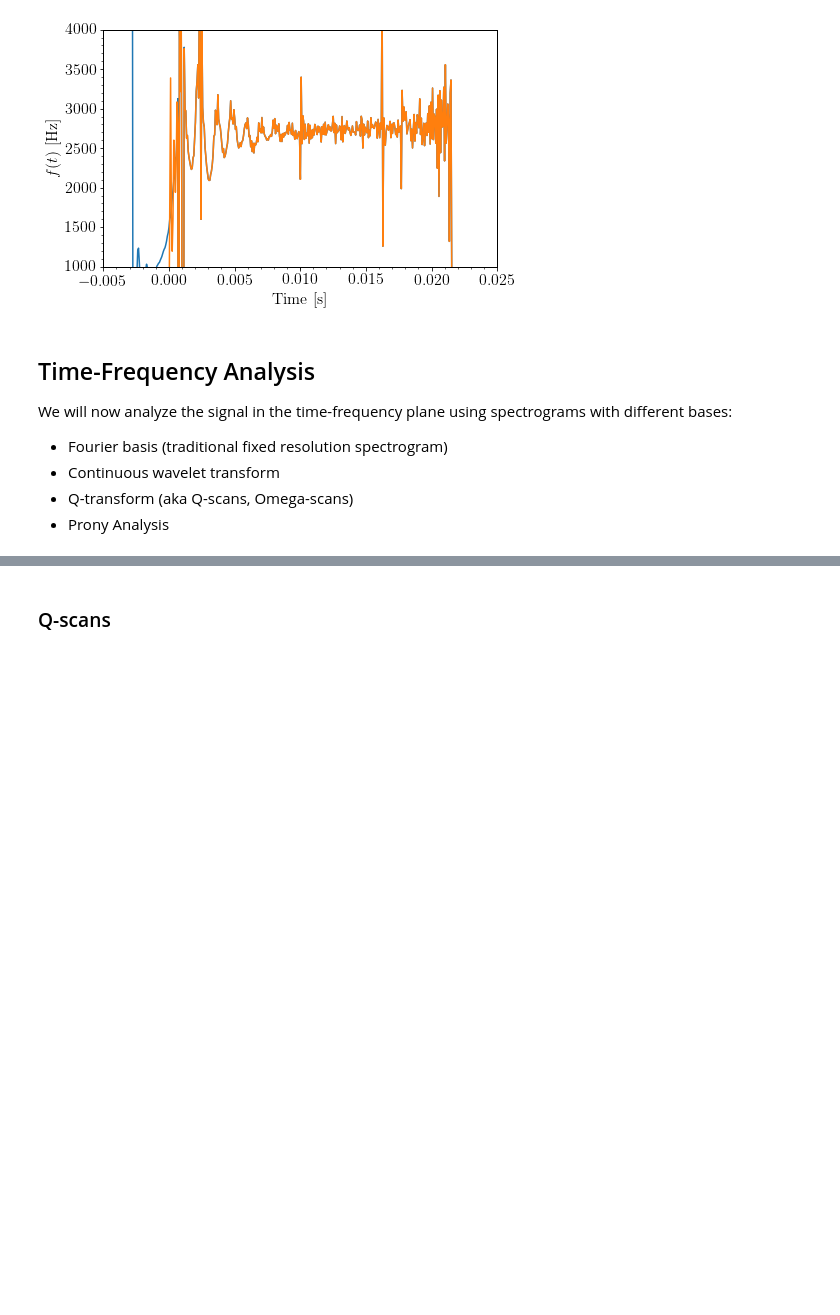
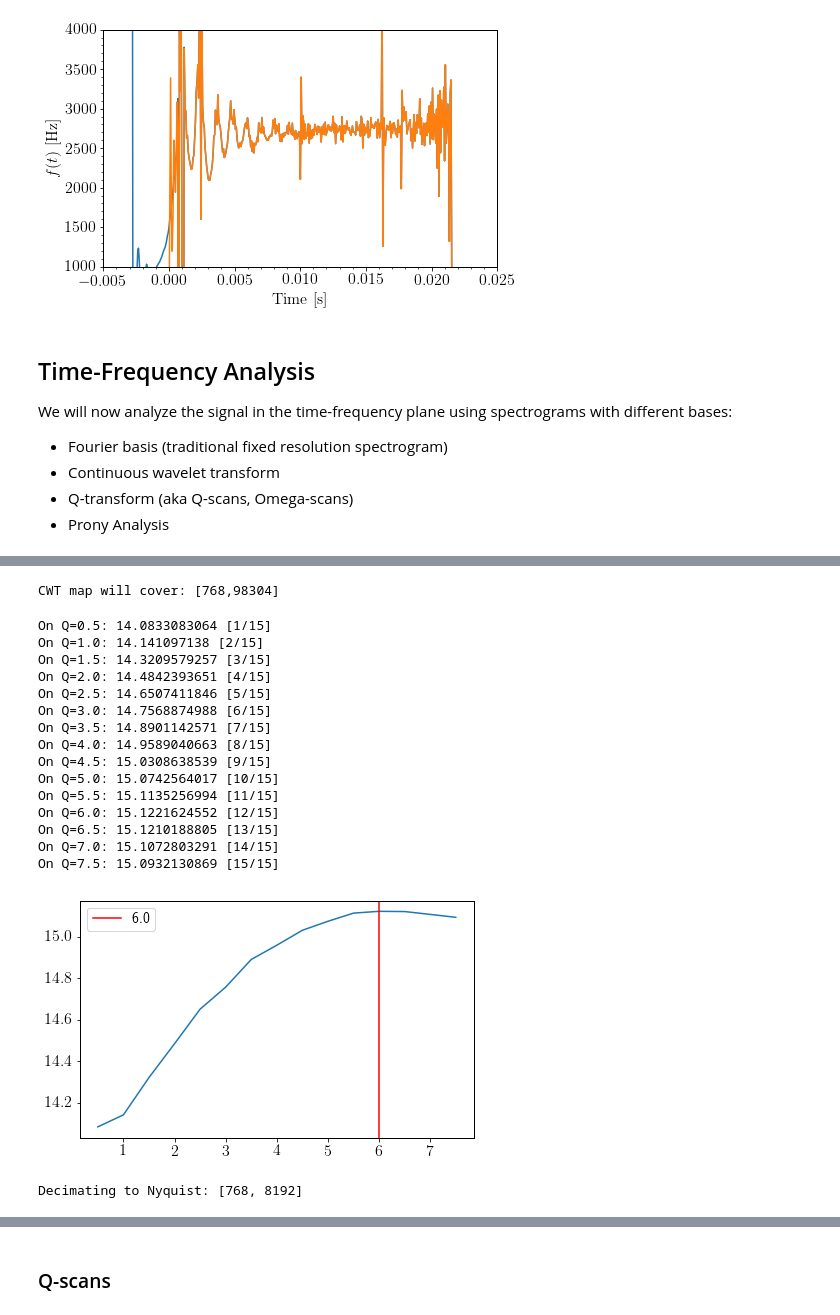
Before and after one commit to BNS-bursts/utils, a Jupyter notebook: bns-bursts.ipynb, the cells around one changed output, grey strips where cells are left out. Cells and saved outputs as stored; diff of their text form; code cells hidden in the pictures; blank space fills up the shorter version.

```diff
--- a/bns-bursts.ipynb
+++ b/bns-bursts.ipynb
@@ -351,0 +368,77 @@ We will now analyze the signal in the time-frequency plane using spectrograms wi
+# %%
+import cwt
+# --- Shannon entropy
+from skimage.measure import shannon_entropy
+
+# Reduce to 1 second
+hp_red = hp[:sample_frequency]
+
+# User input
+mother_freq=6
+max_scale=128
+
+fmin=sample_frequency*mother_freq/max_scale
+fmax=sample_frequency*mother_freq
+
+print "CWT map will cover: [{0},{1}]".format(
+    fmin, fmax)
+# %% [output]
+CWT map will cover: [768,98304]
+# %%
+shannon = []
+Qs=np.arange(0.5, 8, 0.5)
+for q, Q in enumerate(Qs):
+
+    # Compute the CWT
+    cwt_result = cwt.build_cwt(hp_red.data, hp_red.sample_times,
+                               mother_freq=Q, max_scale=max_scale)
+    wplane = cwt_result['map']
+
+    shannon.append(shannon_entropy(wplane))
+
+    print "On Q={0}: {1} [{2}/{3}]".format(Q, shannon[q], q+1, len(Qs))
+
+plt.figure()
+plt.plot(np.arange(0.5, 8, 0.5), shannon)
+plt.axvline(np.arange(0.5, 8, 0.5)[np.argmax(shannon)], color='r', label=np.arange(0.5, 8, 0.5)[np.argmax(shannon)])
+plt.legend()
+plt.show()
+# %% [output]
+On Q=0.5: 14.0833083064 [1/15]
+On Q=1.0: 14.141097138 [2/15]
+On Q=1.5: 14.3209579257 [3/15]
+On Q=2.0: 14.4842393651 [4/15]
+On Q=2.5: 14.6507411846 [5/15]
+On Q=3.0: 14.7568874988 [6/15]
+On Q=3.5: 14.8901142571 [7/15]
+On Q=4.0: 14.9589040663 [8/15]
+On Q=4.5: 15.0308638539 [9/15]
+On Q=5.0: 15.0742564017 [10/15]
+On Q=5.5: 15.1135256994 [11/15]
+On Q=6.0: 15.1221624552 [12/15]
+On Q=6.5: 15.1210188805 [13/15]
+On Q=7.0: 15.1072803291 [14/15]
+On Q=7.5: 15.0932130869 [15/15]
+[figure, added]
+# %%
+# Compute the CWT
+
+red_time = hp_red.sample_times - hp.sample_times[np.argmax(abs(hp_red))]
+
+cwt_result = cwt.build_cwt(hp_red.data, hp_red.sample_times,
+                           mother_freq=mother_freq, max_scale=max_scale)
+wtimes = np.copy(red_time)
+wfreqs = cwt_result['frequencies']
+wplane = cwt_result['map']
+
+# Eliminate freqs > Nyquist
+print "Decimating to Nyquist: [{}, {}]".format(
+    fmin, sample_frequency/2)
+
+
+from scipy.interpolate import interp1d
+interpolant = interp1d(wfreqs, wplane, axis=0)
+wfreqs = np.arange(wfreqs.min(), sample_frequency/2, 10)
+wplane = interpolant(wfreqs)
+# %% [output]
+Decimating to Nyquist: [768, 8192]
```
Also changed, not shown: parts of 10 cells of this notebook, 3 other files.
